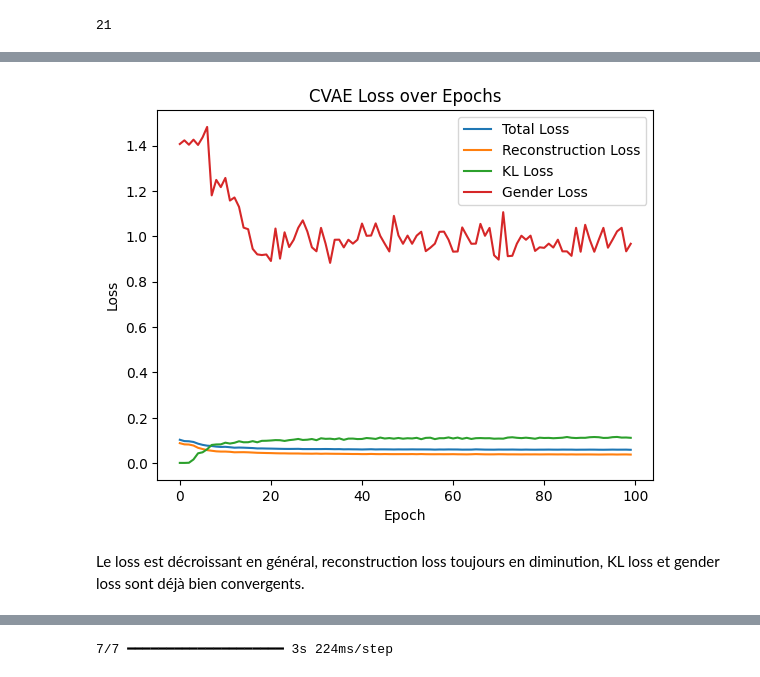
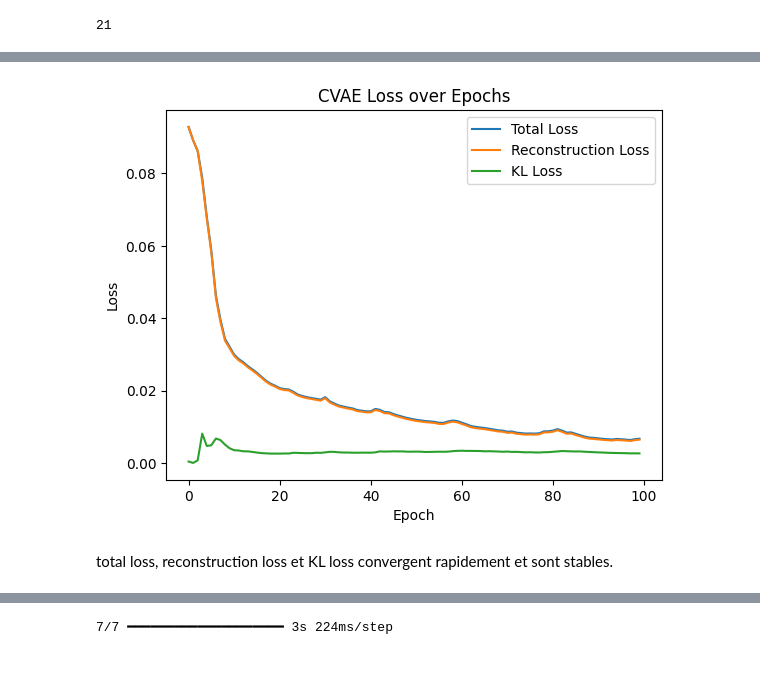
Before and after one commit to CamilleRimaud/Groupe5-4BiM, a Jupyter notebook: CVAE_callbacks_traitement_labels.ipynb, the cells around one changed output, grey strips where cells are left out. Drawn from its saved outputs; the diff is of its cells as text; code cells hidden in the pictures.

```diff
--- a/CVAE_callbacks_traitement_labels.ipynb
+++ b/CVAE_callbacks_traitement_labels.ipynb
@@ -539,17 +557,16 @@ Epoch 40/100
 # %%
 # Plot the loss as graphic
 # import matplotlib.pyplot as plt
 
 plt.plot(total_loss_history, label="Total Loss")
 plt.plot(reconstruction_loss_history, label="Reconstruction Loss")
 plt.plot(kl_loss_history, label="KL Loss")
-plt.plot(gender_loss_history, label="Gender Loss")
 plt.xlabel("Epoch")
 plt.ylabel("Loss")
 plt.legend()
 plt.title("CVAE Loss over Epochs")
 plt.show()
 # %% [output]
-[figure, old version]
+[figure, new version]
 # %% [markdown]
-Le loss est décroissant en général, reconstruction loss toujours en diminution, KL loss et gender loss sont déjà bien convergents.
+total loss, reconstruction loss et KL loss convergent rapidement et sont stables.
```
Also changed, not shown: parts of 23 cells of this notebook.
